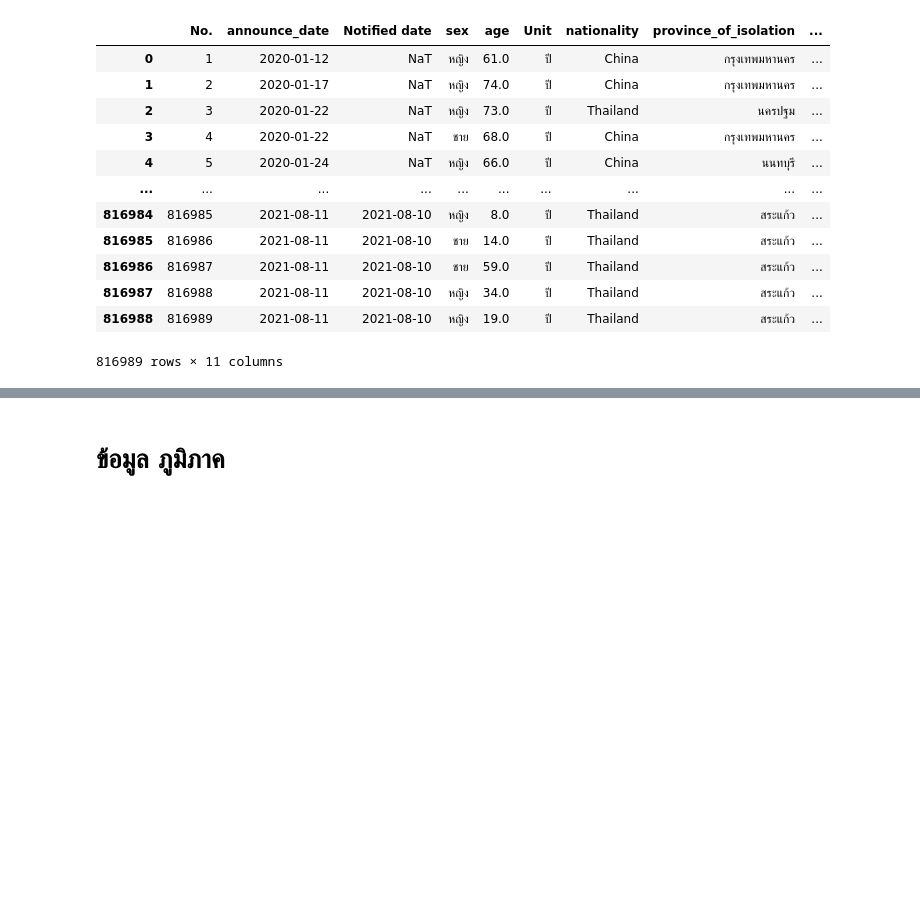
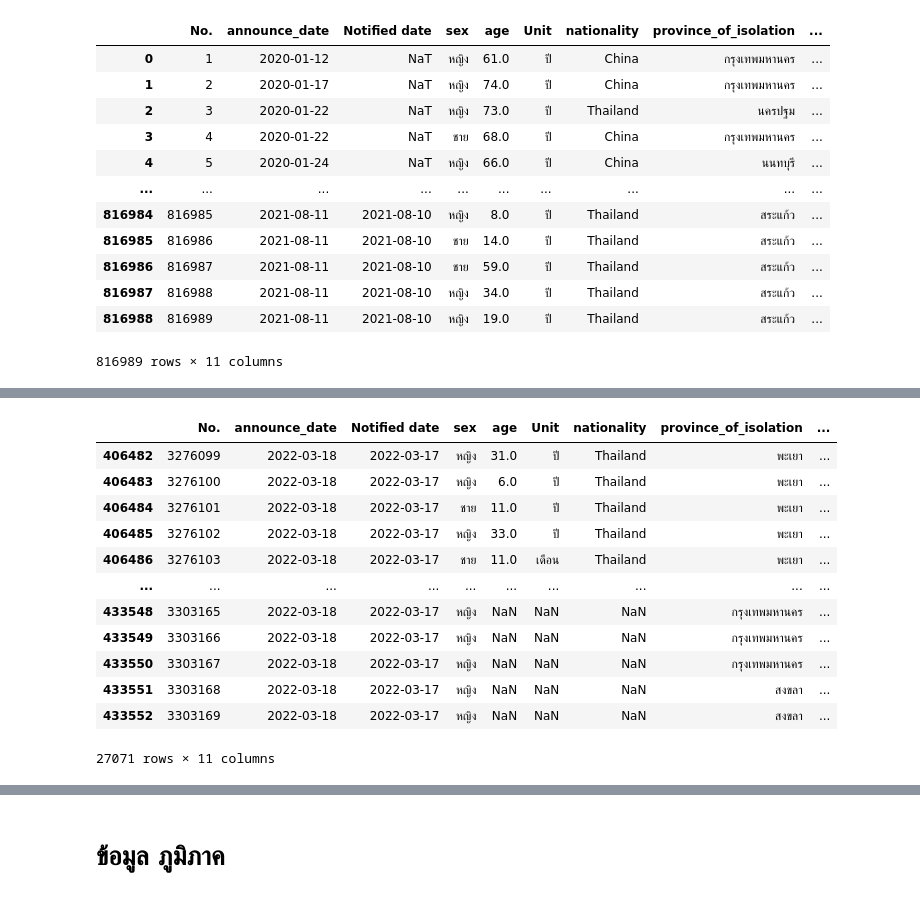
Before and after one commit to suwitchaya17/data_viz_2022, a Jupyter notebook: Dashboard_project.ipynb, the cells around one changed output, grey strips where cells are left out. Cells and saved outputs as stored; diff of their text form; code cells hidden in the pictures; blank space fills up the shorter version.

```diff
--- a/Dashboard_project.ipynb
+++ b/Dashboard_project.ipynb
@@ -37,0 +112,16 @@ data_covid  #เรียกดูตารางของผู้ป่วย
+# %%
+data_covid4[data_covid4['announce_date']=='2022-03-18'] # เพื่อเรียกดูว่า 2022-03-18 มีถึงแถวที่เท่าไหร่ เพื่อที่จะนำไปตัดเฉพาะ row ที่ต้องการ
+# %% [output]
+|  | No. | announce_date | Notified date | sex | age | Unit | nationality | province_of_isolation | ... |
+| 406482 | 3276099 | 2022-03-18 | 2022-03-17 | หญิง | 31.0 | ปี | Thailand | พะเยา | ... |
+| 406483 | 3276100 | 2022-03-18 | 2022-03-17 | หญิง | 6.0 | ปี | Thailand | พะเยา | ... |
+| 406484 | 3276101 | 2022-03-18 | 2022-03-17 | ชาย | 11.0 | ปี | Thailand | พะเยา | ... |
+| 406485 | 3276102 | 2022-03-18 | 2022-03-17 | หญิง | 33.0 | ปี | Thailand | พะเยา | ... |
+| 406486 | 3276103 | 2022-03-18 | 2022-03-17 | ชาย | 11.0 | เดือน | Thailand | พะเยา | ... |
+| ... | ... | ... | ... | ... | ... | ... | ... | ... | ... |
+| 433548 | 3303165 | 2022-03-18 | 2022-03-17 | หญิง | NaN | NaN | NaN | กรุงเทพมหานคร | ... |
+| 433549 | 3303166 | 2022-03-18 | 2022-03-17 | หญิง | NaN | NaN | NaN | กรุงเทพมหานคร | ... |
+| 433550 | 3303167 | 2022-03-18 | 2022-03-17 | หญิง | NaN | NaN | NaN | กรุงเทพมหานคร | ... |
+| 433551 | 3303168 | 2022-03-18 | 2022-03-17 | หญิง | NaN | NaN | NaN | สงขลา | ... |
+| 433552 | 3303169 | 2022-03-18 | 2022-03-17 | หญิง | NaN | NaN | NaN | สงขลา | ... |
+27071 rows × 11 columns
```
Also changed, not shown: parts of 58 cells of this notebook.
